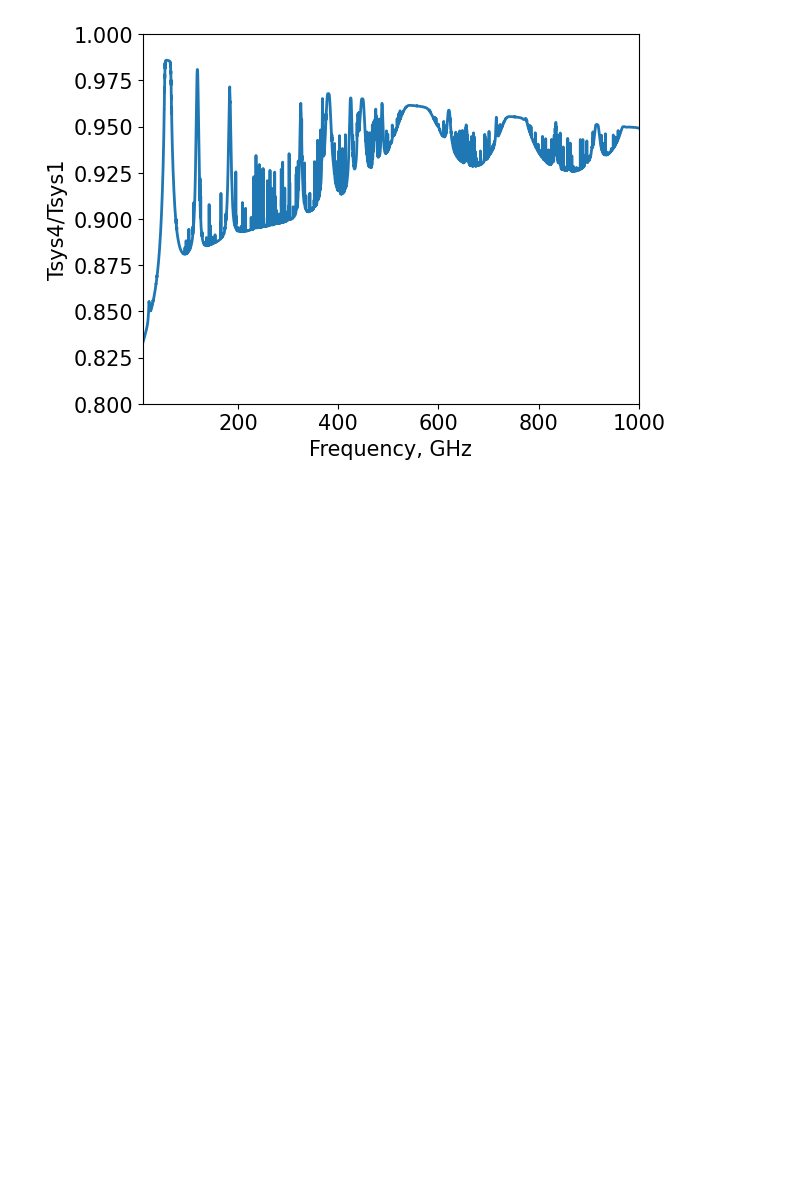
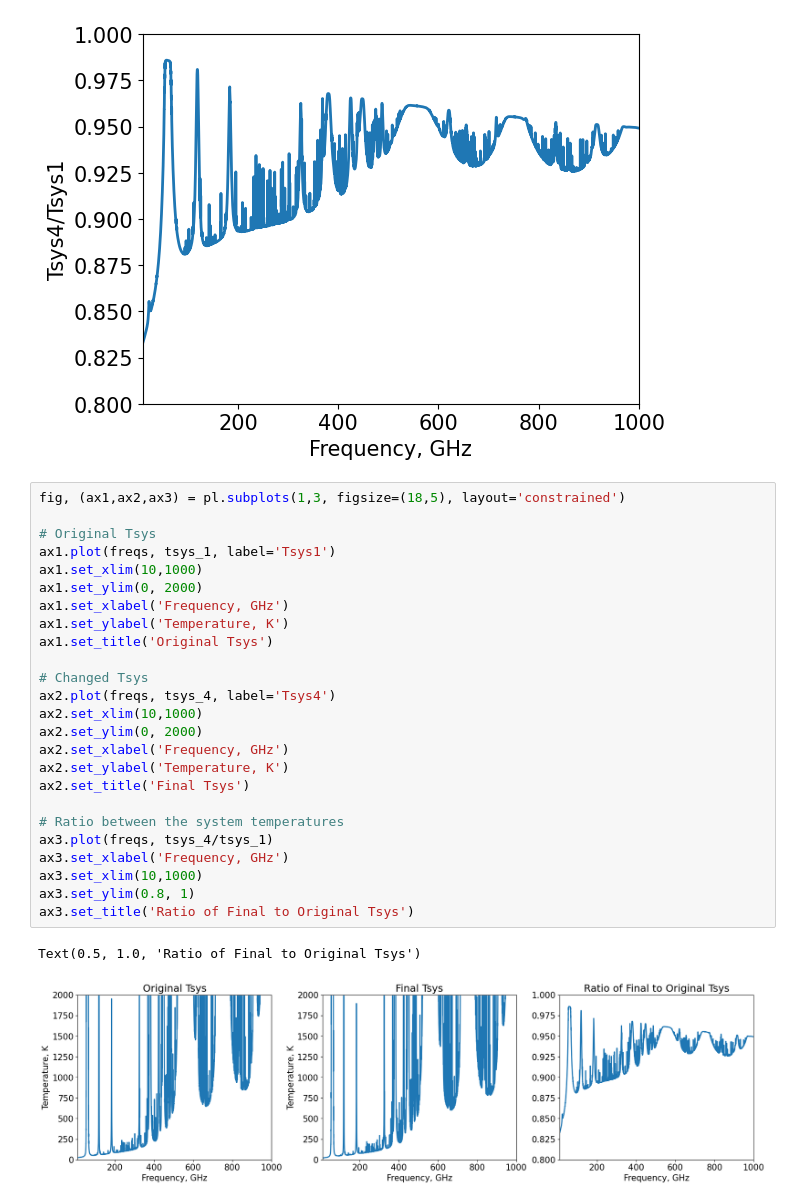
Before and after one commit to astromark/atlast_atmosphere_tests, a Jupyter notebook: am_changes_report.ipynb, the cells around one changed output. Cells and saved outputs as stored; diff of their text form; blank space fills up the shorter version.

```diff
--- a/am_changes_report.ipynb
+++ b/am_changes_report.ipynb
@@ -260,3 +294,31 @@ pl.ylim(0.8, 1)
 # %% [output]
 (0.8, 1.0)
 [figure]
+# %%
+fig, (ax1,ax2,ax3) = pl.subplots(1,3, figsize=(18,5), layout='constrained')
+
+# Original Tsys
+ax1.plot(freqs, tsys_1, label='Tsys1')
+ax1.set_xlim(10,1000)
+ax1.set_ylim(0, 2000)
+ax1.set_xlabel('Frequency, GHz')
+ax1.set_ylabel('Temperature, K')
+ax1.set_title('Original Tsys')
+
+# Changed Tsys
+ax2.plot(freqs, tsys_4, label='Tsys4')
+ax2.set_xlim(10,1000)
+ax2.set_ylim(0, 2000)
+ax2.set_xlabel('Frequency, GHz')
+ax2.set_ylabel('Temperature, K')
+ax2.set_title('Final Tsys')
+
+# Ratio between the system temperatures
+ax3.plot(freqs, tsys_4/tsys_1)
+ax3.set_xlabel('Frequency, GHz')
+ax3.set_xlim(10,1000)
+ax3.set_ylim(0.8, 1)
+ax3.set_title('Ratio of Final to Original Tsys')
+# %% [output]
+Text(0.5, 1.0, 'Ratio of Final to Original Tsys')
+[figure, added]
```
Also changed, not shown: parts of 14 cells of this notebook.
